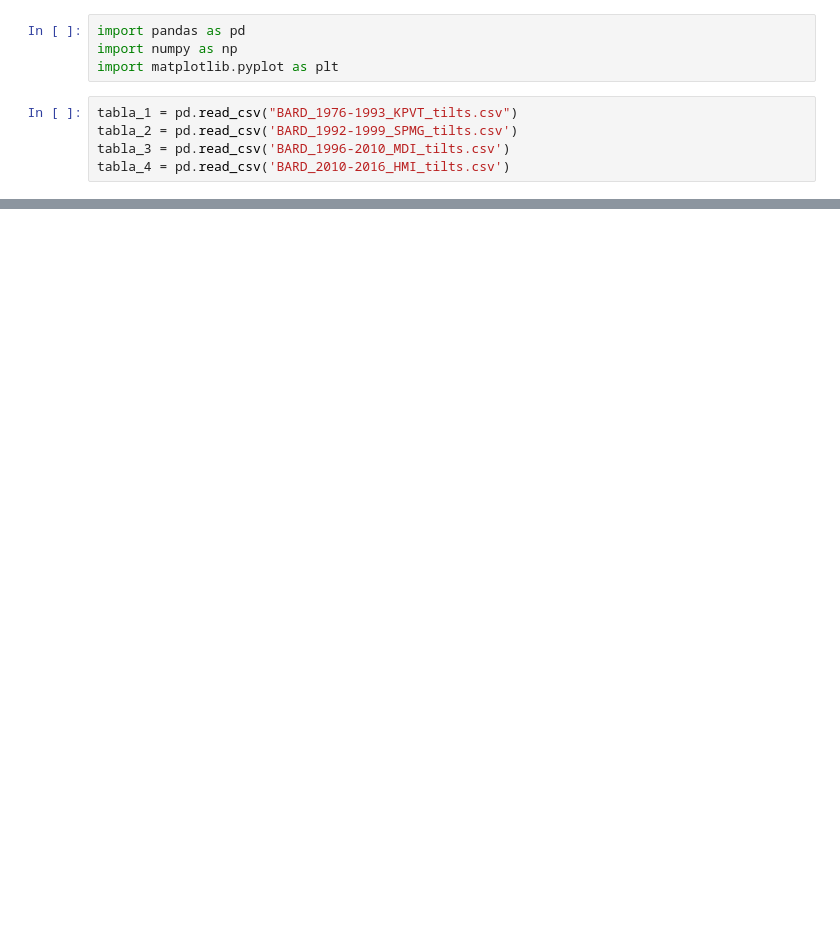
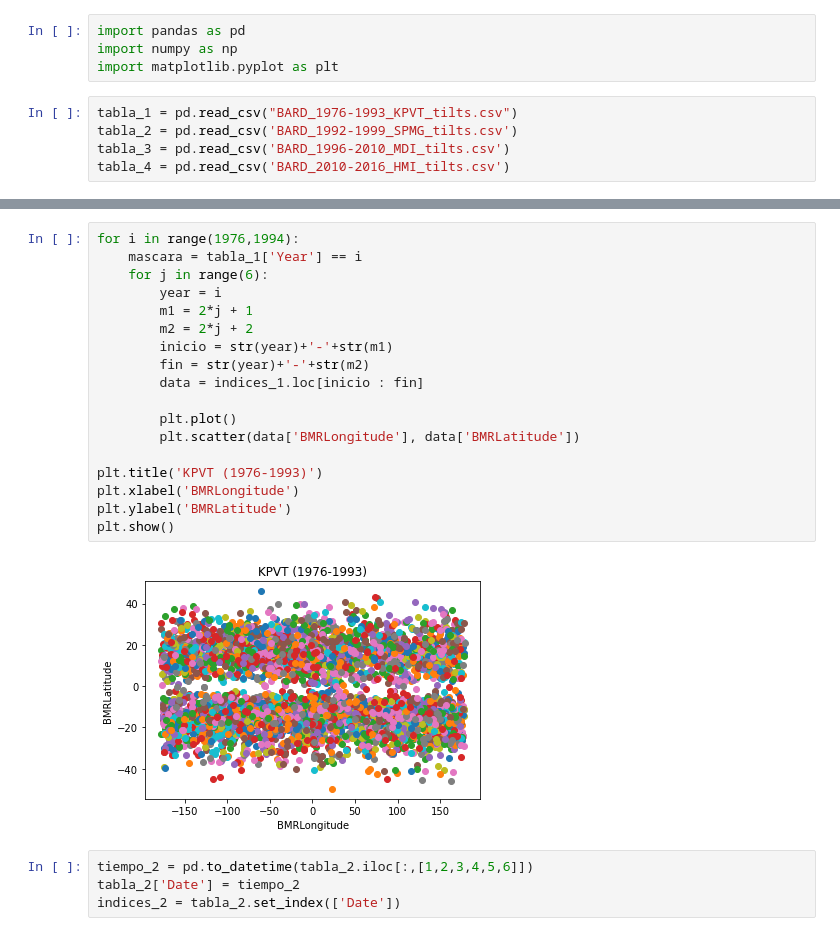
Before and after one commit to bernoulli314/INVESTIGACION, a Jupyter notebook: code.ipynb, the cells around one changed output, grey strips where cells are left out. Saved outputs shown, nothing was run; the diff lists cells and outputs as text; blank space fills up the shorter version.

```diff
--- a/code.ipynb
+++ b/code.ipynb
@@ -18,0 +40,24 @@ plt.show()
+# %%
+for i in range(1976,1994):
+    mascara = tabla_1['Year'] == i
+    for j in range(6):
+        year = i
+        m1 = 2*j + 1
+        m2 = 2*j + 2
+        inicio = str(year)+'-'+str(m1)
+        fin = str(year)+'-'+str(m2)
+        data = indices_1.loc[inicio : fin]
+
+        plt.plot()
+        plt.scatter(data['BMRLongitude'], data['BMRLatitude'])
+
+plt.title('KPVT (1976-1993)')
+plt.xlabel('BMRLongitude')
+plt.ylabel('BMRLatitude')
+plt.show()
+# %% [output]
+[figure, added]
+# %%
+tiempo_2 = pd.to_datetime(tabla_2.iloc[:,[1,2,3,4,5,6]])
+tabla_2['Date'] = tiempo_2
+indices_2 = tabla_2.set_index(['Date'])
```
Also changed, not shown: parts of 13 cells of this notebook.
